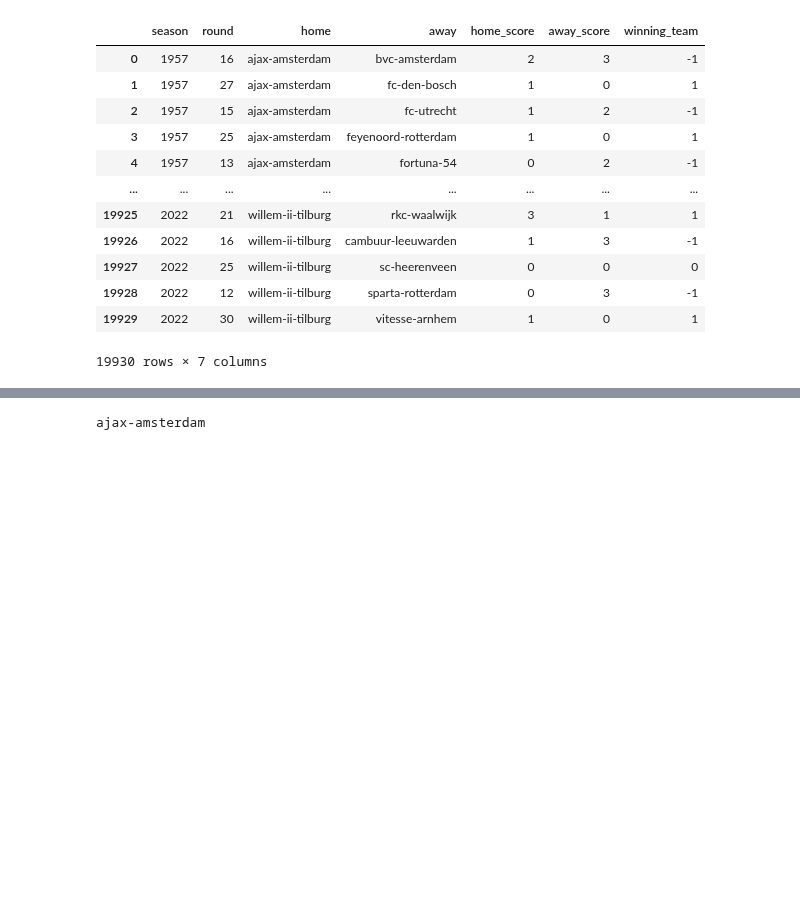
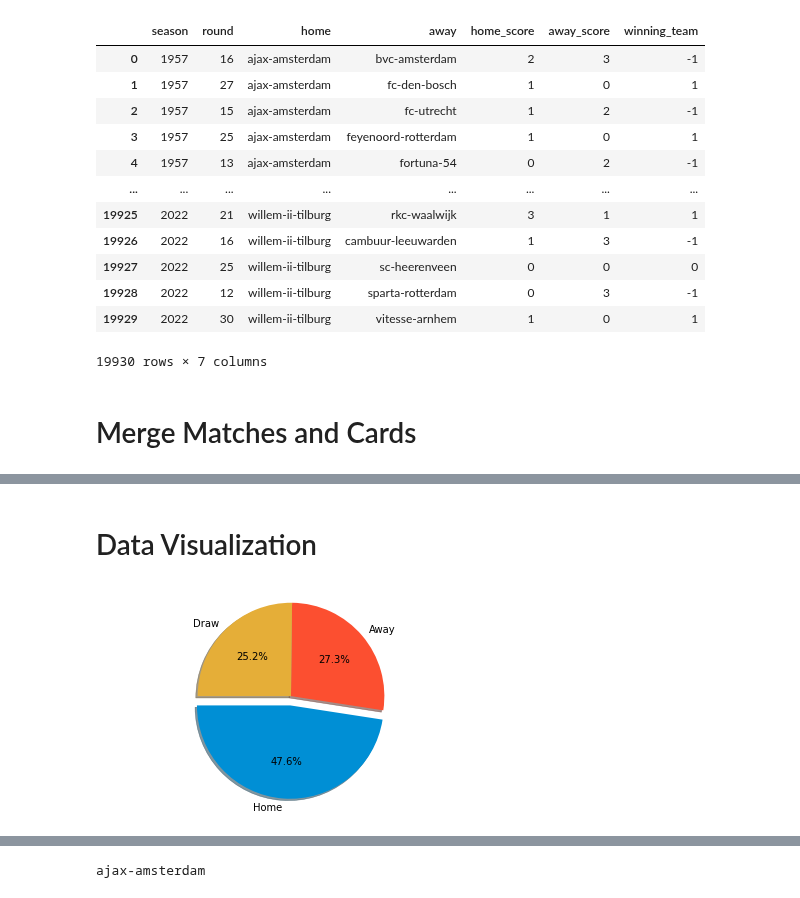
Before and after one commit to mohammedaljader/Football_Predictions_ML, a Jupyter notebook: Predict_the_winning.ipynb, the cells around one changed output, grey strips where cells are left out. Drawn from its saved outputs; the diff is of its cells as text; code cells hidden in the pictures; blank space fills up the shorter version.

```diff
--- a/Predict_the_winning.ipynb
+++ b/Predict_the_winning.ipynb
@@ -3,6 +3,8 @@ import numpy as np
 import pandas as pd
 from datetime import datetime as dt
 import itertools
+import matplotlib.pyplot as plt
+plt.style.use("fivethirtyeight")
 from IPython.display import display
 
 %matplotlib inline
@@ -464,4 +261,6 @@ df_MatchesForAjaxHost
 | 19928 | 2022 | 12 | willem-ii-tilburg | sparta-rotterdam | 0 | 3 | -1 |
 | 19929 | 2022 | 30 | willem-ii-tilburg | vitesse-arnhem | 1 | 0 | 1 |
 19930 rows × 7 columns
+# %% [markdown]
+# Merge Matches and Cards
 # %%
@@ -486,3 +286,22 @@ df_test.tail(10)
 | 11168 | 2022 | 25 | willem-ii-tilburg | sc-heerenveen | 0 | 0 | 0 | 2 | 0 | ... |
 | 11169 | 2022 | 12 | willem-ii-tilburg | sparta-rotterdam | 0 | 3 | -1 | 4 | 0 | ... |
 | 11170 | 2022 | 30 | willem-ii-tilburg | vitesse-arnhem | 1 | 0 | 1 | 4 | 0 | ... |
+# %% [markdown]
+# Data Visualization
+# %%
+WinningHomeTeamFilter = filtered_matches[ (filtered_matches['home_score'] > filtered_matches['away_score'])]
+WinningAwayTeamFilter = filtered_matches[ (filtered_matches['home_score'] < filtered_matches['away_score'])]
+DrawTeamFilter = filtered_matches[ (filtered_matches['home_score'] == filtered_matches['away_score'])]
+
+labels = ["Home", "Away", "Draw"]
+sizes = [len(WinningHomeTeamFilter.index), len(WinningAwayTeamFilter.index),len(DrawTeamFilter.index) ]
+explode = (0.1, 0, 0)
+
+fig1, ax1 = plt.subplots()
+ax1.pie(sizes, explode=explode, labels=labels, autopct='%1.1f%%',
+        shadow=True, startangle=180)
+ax1.axis('equal')
+
+plt.show()
+# %% [output]
+[figure, added]
```
Also changed, not shown: parts of 33 cells of this notebook, 1 other file.
